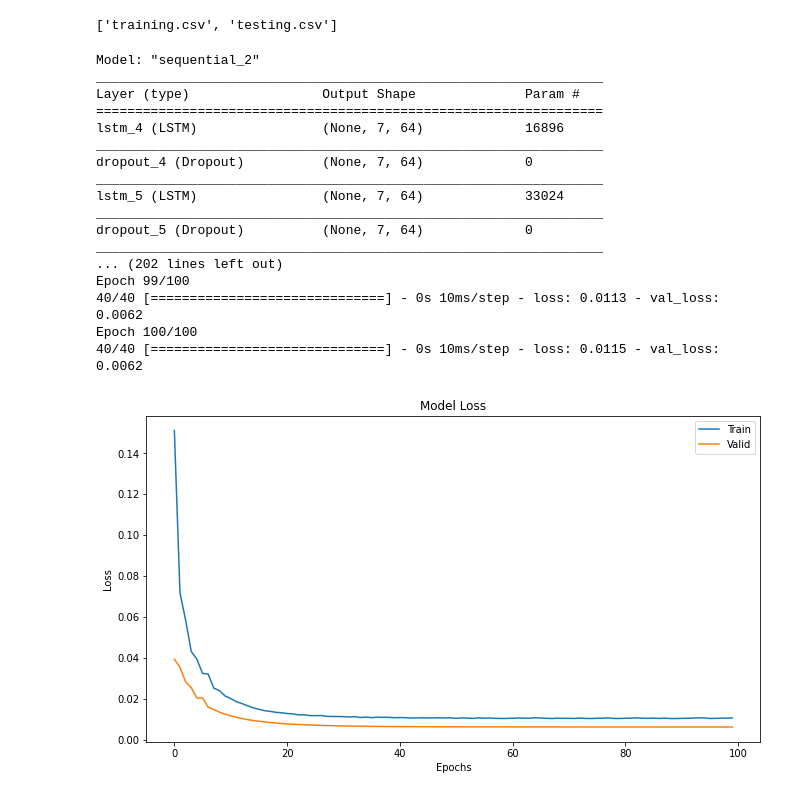
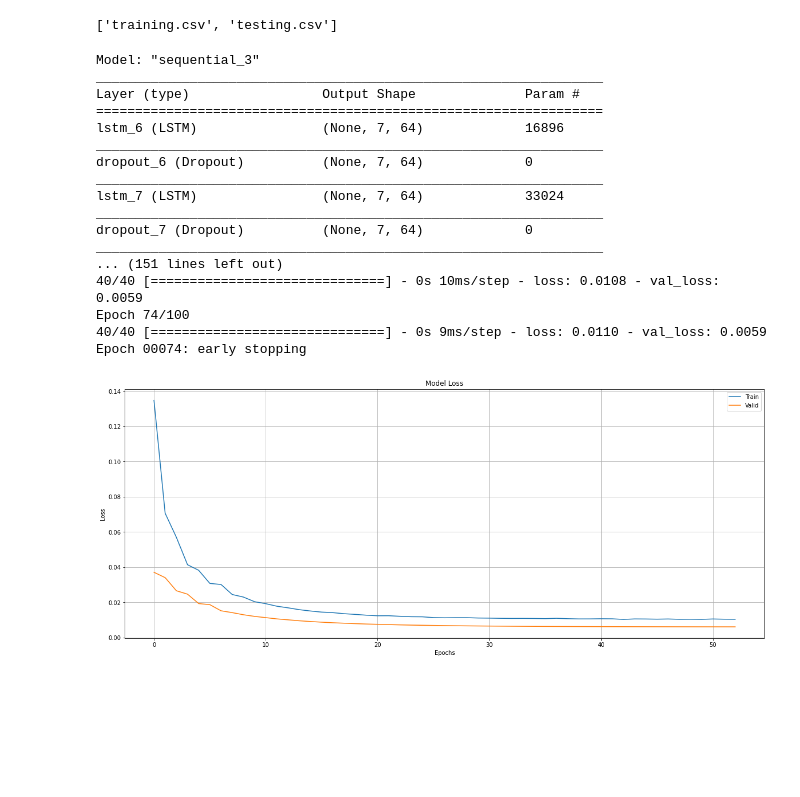
Before and after one commit to Howeng98/DSAI_HW2, a Jupyter notebook: DSAI_hw2.ipynb, the cells around one changed output. Cells and saved outputs as stored; diff of their text form; code cells hidden in the pictures; blank space fills up the shorter version.

```diff
--- a/DSAI_hw2.ipynb
+++ b/DSAI_hw2.ipynb
@@ -115,21 +153,4 @@ x_test, y_test = split_dataset(scaled_test_df, past_day, future_day)
 # %%
-def build_model(shape):
-  model = Sequential()
-  model.add(LSTM(64, input_shape=(shape[1], shape[2]), return_sequences=True))
-  model.add(Dropout(0.2))
-  model.add(LSTM(64, return_sequences=True))
-  model.add(Dropout(0.2))
-  # model.add(LSTM(256, return_sequences=True))
-  # model.add(Dropout(0.2))
-  # model.add(LSTM(256, return_sequences=True))
-  # model.add(Dropout(0.2))
-
-  # model.add(TimeDistributed(Dense(1)))
-  # model.add(Flatten())
-  # model.add(Dense(5, activation='linear'))
-  model.add(Dense(1))
-  return model
-
 # Reshape the data into (Samples, Timestep, Features)
 x_train = x_train.reshape(x_train.shape[0], x_train.shape[1], 1)
 x_test = x_test.reshape(x_test.shape[0], x_test.shape[1], 1)
@@ -138,39 +159,40 @@ x_test = x_test.reshape(x_test.shape[0], x_test.shape[1], 1)
 model = build_model(x_train.shape)
 model.summary()
 
-
 # Compile and Fit
-reduce_lr = tf.keras.callbacks.LearningRateScheduler(lambda x: 1e-3 * 0.90 ** x)
+reduce_lr = tf.keras.callbacks.LearningRateScheduler(lambda x: 1e-3 * 0.9 ** x)
+early_stopping = EarlyStopping(monitor='loss', patience=10, verbose=1, mode='auto')
 model.compile(optimizer=Adam(), loss='mean_squared_error')
-history = model.fit(x_train, y_train, epochs=epochs, batch_size=batch_size,validation_data=(x_test, y_test), shuffle=False, callbacks=[reduce_lr])
+history = model.fit(x_train, y_train, epochs=epochs, batch_size=batch_size,validation_data=(x_test, y_test), shuffle=False, callbacks=[reduce_lr, early_stopping])
+model.save('model.h5')
 # %% [output]
-Model: "sequential_2"
+Model: "sequential_3"
 _________________________________________________________________
 Layer (type)                 Output Shape              Param #
 =================================================================
-lstm_4 (LSTM)                (None, 7, 64)             16896
+lstm_6 (LSTM)                (None, 7, 64)             16896
 _________________________________________________________________
-dropout_4 (Dropout)          (None, 7, 64)             0
+dropout_6 (Dropout)          (None, 7, 64)             0
 _________________________________________________________________
-lstm_5 (LSTM)                (None, 7, 64)             33024
+lstm_7 (LSTM)                (None, 7, 64)             33024
 _________________________________________________________________
-dropout_5 (Dropout)          (None, 7, 64)             0
+dropout_7 (Dropout)          (None, 7, 64)             0
 _________________________________________________________________
-... (202 lines left out)
-Epoch 99/100
-40/40 [==============================] - 0s 10ms/step - loss: 0.0113 - val_loss: 0.0062
-Epoch 100/100
-40/40 [==============================] - 0s 10ms/step - loss: 0.0115 - val_loss: 0.0062
+... (151 lines left out)
+40/40 [==============================] - 0s 10ms/step - loss: 0.0108 - val_loss: 0.0059
+Epoch 74/100
+40/40 [==============================] - 0s 9ms/step - loss: 0.0110 - val_loss: 0.0059
+Epoch 00074: early stopping
 # %%
 # Plotting
-plt.figure(figsize=(11,6))
+plt.figure(figsize=(20,8))
 plt.plot(history.history['loss'])
 plt.plot(history.history['val_loss'])
 plt.title("Model Loss")
 plt.xlabel('Epochs')
 plt.ylabel('Loss')
 plt.legend(['Train','Valid'])
-plt.show()
+plt.grid(True)
 # %% [output]
-[figure, old version]
+[figure, new version]
 # %%
```
Also changed, not shown: parts of 11 cells of this notebook.
